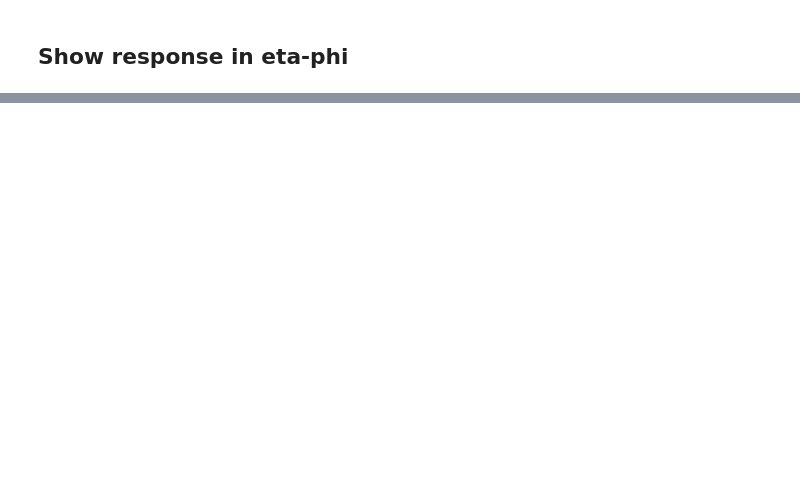
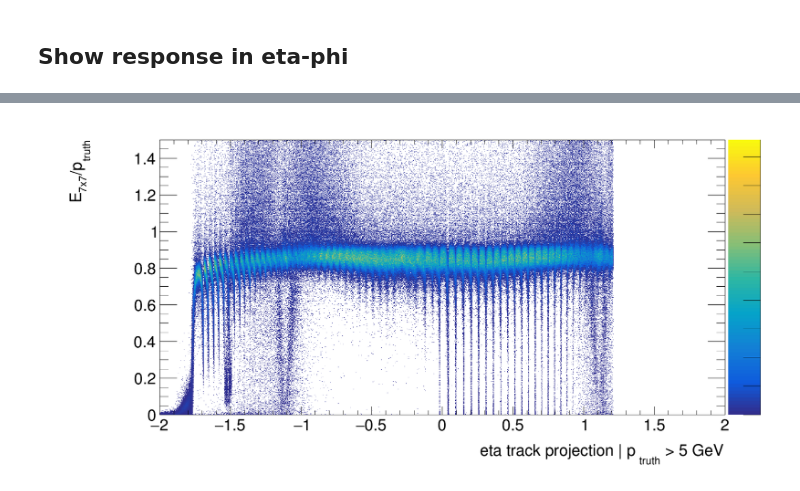
Before and after one commit to blackcathj/analysis-1, a Jupyter notebook: eIDML/macro/Plot.ipynb, the cells around one changed output, grey strips where cells are left out. Cells and saved outputs as stored; diff of their text form; code cells hidden in the pictures; blank space fills up the shorter version.

```diff
--- a/eIDML/macro/Plot.ipynb
+++ b/eIDML/macro/Plot.ipynb
@@ -400,0 +403,27 @@ Warning in <TFile::Append>: Replacing existing TH1: hresponse (Potential memory
+# %%
+%%cpp
+
+{
+
+
+    const char *hist_name_prefix = "ShowerScan";
+    auto c1 = new TCanvas(TString("ShowerScan") ,
+                        TString("TowerScan"),
+                        1800, 900);
+
+    c1->Divide(1, 1);
+    int idx = 1;
+    TPad *p;
+
+    {
+        p = (TPad *) c1->cd(idx++);
+        c1->Update();
+        // p->SetLogy();
+
+        new TH2F("hEpresponse",";eta track projection | p_{truth} > 5 GeV;E_{7x7}/p_{truth}", 1000,-2,2, 1000,0,1.5);
+        T->Draw("Tower_E7x7/m_tr_p:TMath::ATanH(BECAL_proj_z/sqrt(BECAL_proj_x**2 + BECAL_proj_y**2 + BECAL_proj_z**2))>>hEpresponse","(Tower_E7x7/m_truthp) * (m_truthp>5)","colz");
+
+    }
+    c1->Draw();
+}
+# %% [output]
@@ -400,0 +432 @@ Warning in <TFile::Append>: Replacing existing TH1: hresponse (Potential memory
+[figure, added]
```
Also changed, not shown: parts of 8 cells of this notebook.
